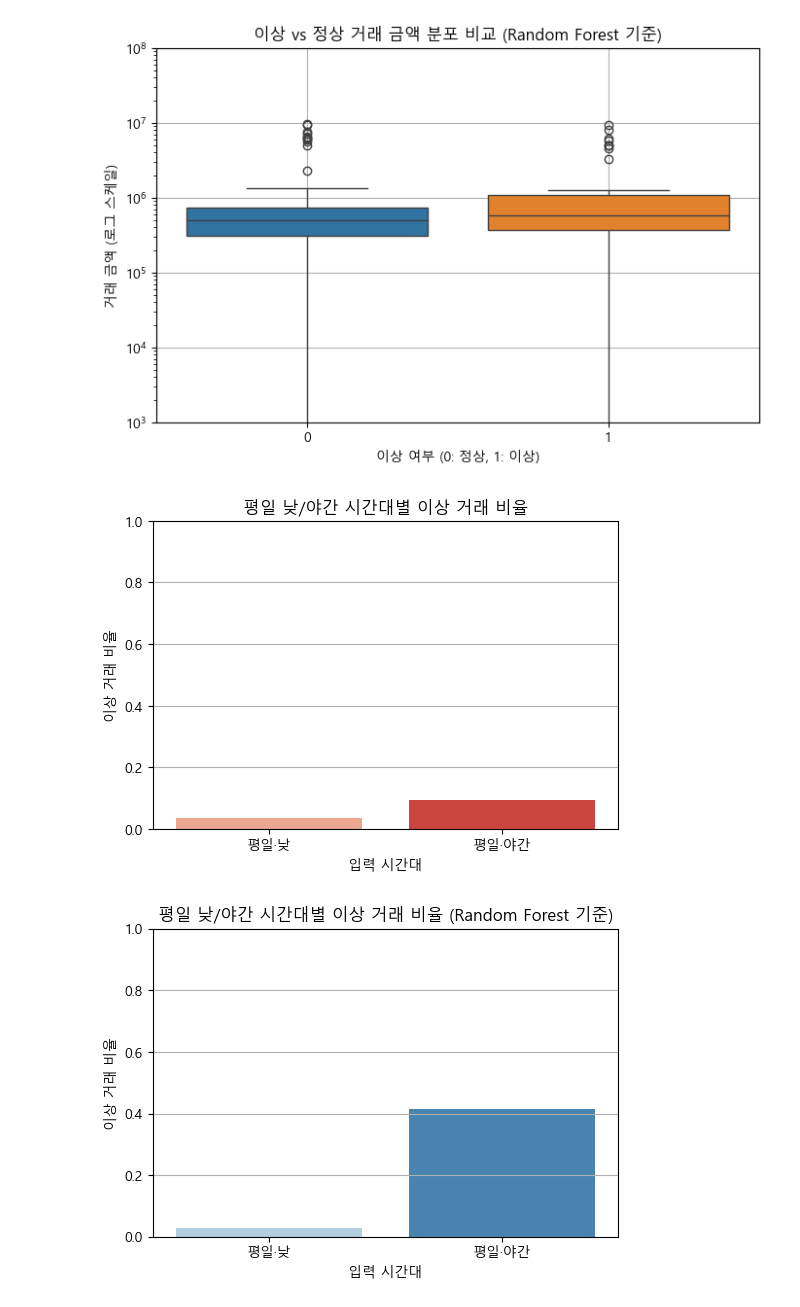
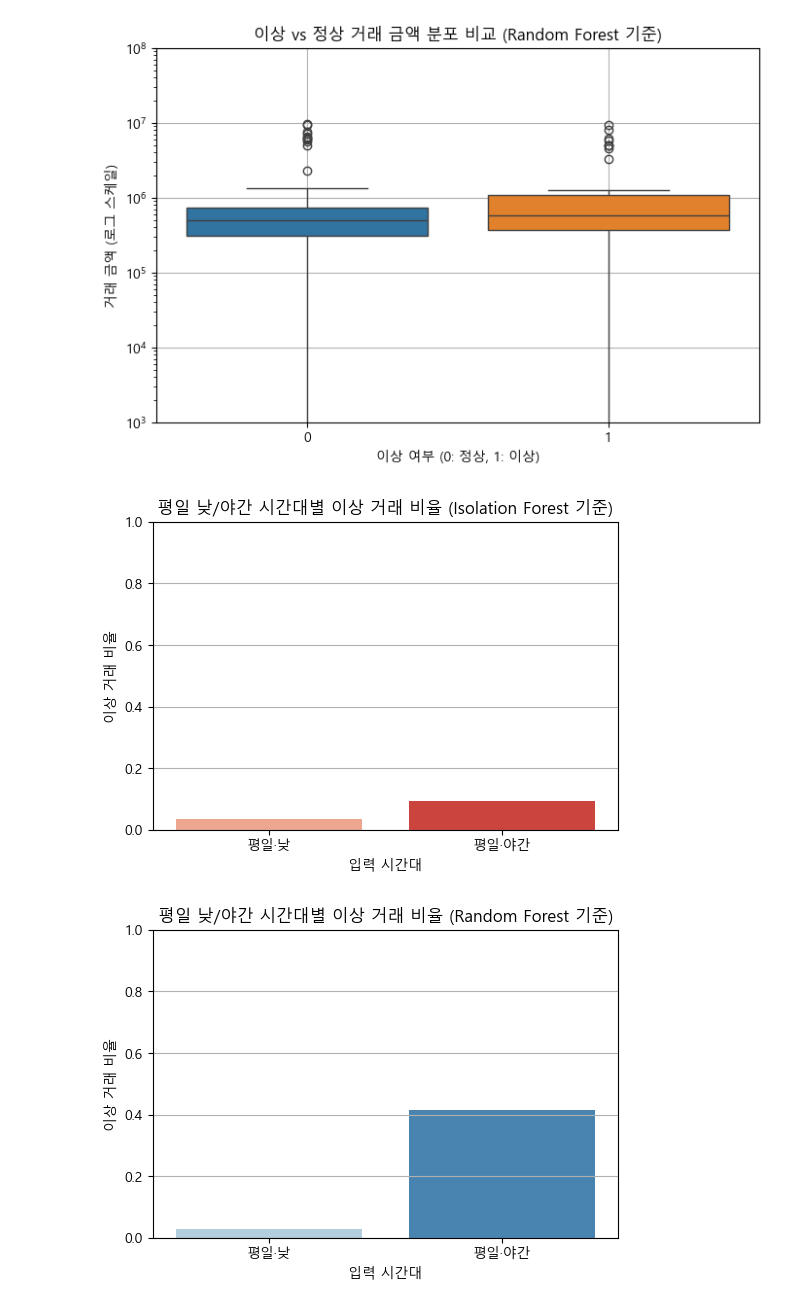
Before and after one commit to HyunSu1313/FraudDetction, a Jupyter notebook: notebooks/fraud_detection_final.ipynb, the cells around one changed output. Saved outputs shown, nothing was run; the diff lists cells and outputs as text; code cells hidden in the pictures.

```diff
--- a/notebooks/fraud_detection_final.ipynb
+++ b/notebooks/fraud_detection_final.ipynb
@@ -249,33 +249,33 @@ plt.show()
 # %%
 # 낮/야간 여부에 따른 이상 거래 비율 계산 (Isolation Forest 예측 기준)
 
 # 1. 공휴일 제외한 평일 데이터 필터링
 weekday_df = df[df['is_holiday'] == 0]
 # 2. 낮/야간 여부에 따른 이상 거래 비율 계산
 pivot = weekday_df.groupby('is_late_entry')['is_anomaly'].mean().reset_index()
 # 3. 시각화를 위한 시간대 이름 추가
 pivot['입력 시간대'] = pivot['is_late_entry'].map({
     0: '평일·낮',
     1: '평일·야간'
 })
 # 4. 막대그래프 시각화 (hue 지정 + 범례 비활성화)
 plt.figure(figsize=(6, 4))
 sns.barplot(
     data=pivot,
     x='입력 시간대',
     y='is_anomaly',
     hue='입력 시간대',
     palette='Reds',
     legend=False
 )
-plt.title('평일 낮/야간 시간대별 이상 거래 비율')
+plt.title('평일 낮/야간 시간대별 이상 거래 비율 (Isolation Forest 기준)')
 plt.ylabel('이상 거래 비율')
 plt.xlabel('입력 시간대')
 plt.ylim(0, 1)
 plt.grid(True, axis='y')
 plt.show()
 # %% [output]
-[figure, old version]
+[figure, new version]
 # %%
 # 낮/야간 여부에 따른 이상 거래 비율 계산 (Random Forest 예측 기준)
 
```
